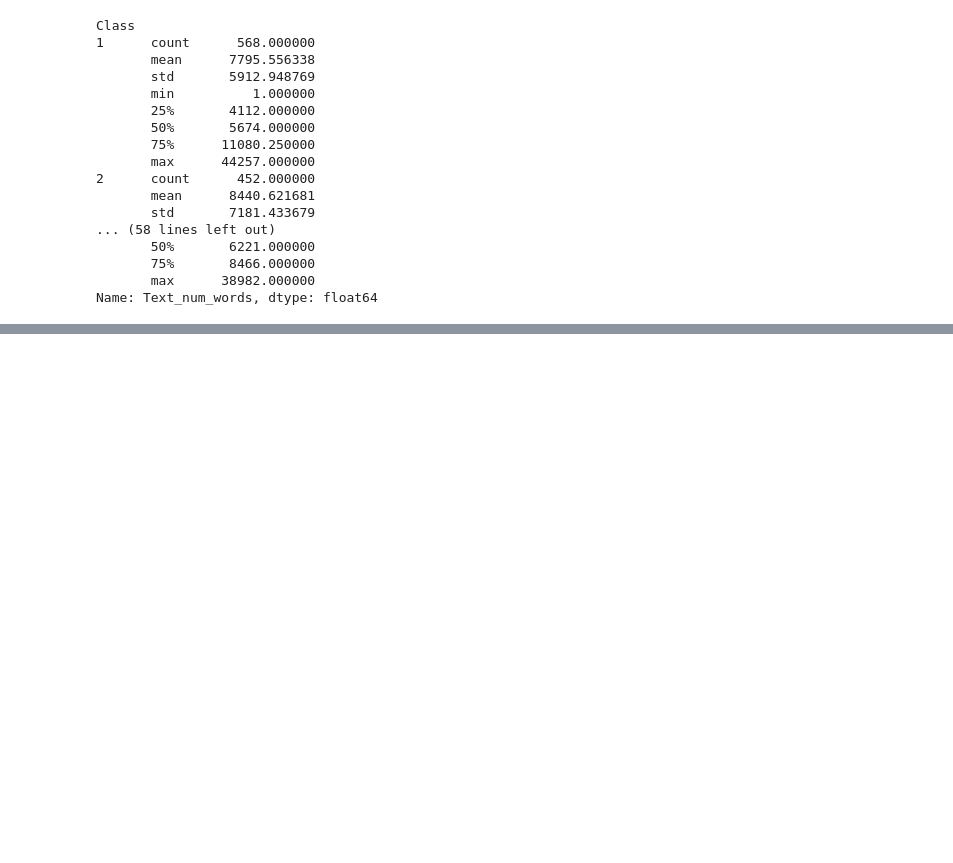
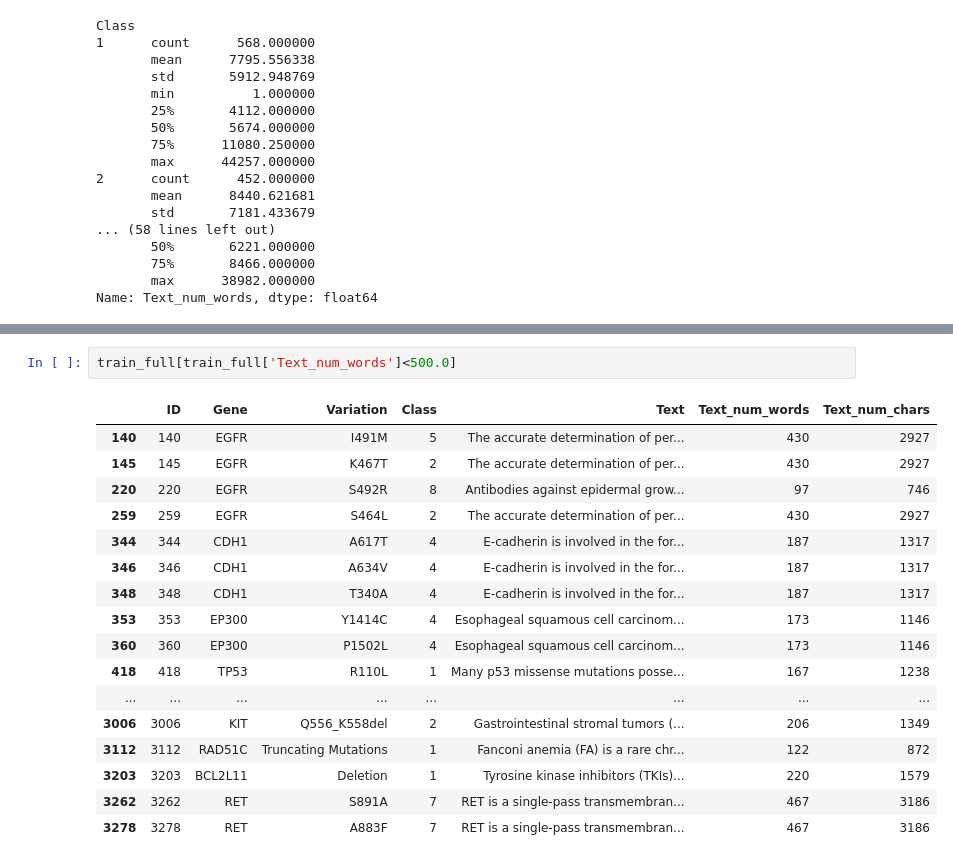
Before and after one commit to saurabhrpi/Personalized-Medicine-Redifining-Cancer-Treatment, a Jupyter notebook: Personalized Medicine.ipynb, the cells around one changed output, grey strips where cells are left out. Saved outputs shown, nothing was run; the diff lists cells and outputs as text; blank space fills up the shorter version.

```diff
--- a/Personalized Medicine.ipynb
+++ b/Personalized Medicine.ipynb
@@ -246,0 +256,20 @@ Name: Text_num_words, dtype: float64
+# %%
+train_full[train_full['Text_num_words']<500.0]
+# %% [output]
+|  | ID | Gene | Variation | Class | Text | Text_num_words | Text_num_chars |
+| 140 | 140 | EGFR | I491M | 5 | The accurate determination of per... | 430 | 2927 |
+| 145 | 145 | EGFR | K467T | 2 | The accurate determination of per... | 430 | 2927 |
+| 220 | 220 | EGFR | S492R | 8 | Antibodies against epidermal grow... | 97 | 746 |
+| 259 | 259 | EGFR | S464L | 2 | The accurate determination of per... | 430 | 2927 |
+| 344 | 344 | CDH1 | A617T | 4 | E-cadherin is involved in the for... | 187 | 1317 |
+| 346 | 346 | CDH1 | A634V | 4 | E-cadherin is involved in the for... | 187 | 1317 |
+| 348 | 348 | CDH1 | T340A | 4 | E-cadherin is involved in the for... | 187 | 1317 |
+| 353 | 353 | EP300 | Y1414C | 4 | Esophageal squamous cell carcinom... | 173 | 1146 |
+| 360 | 360 | EP300 | P1502L | 4 | Esophageal squamous cell carcinom... | 173 | 1146 |
+| 418 | 418 | TP53 | R110L | 1 | Many p53 missense mutations posse... | 167 | 1238 |
+| ... | ... | ... | ... | ... | ... | ... | ... |
+| 3006 | 3006 | KIT | Q556_K558del | 2 | Gastrointestinal stromal tumors (... | 206 | 1349 |
+| 3112 | 3112 | RAD51C | Truncating Mutations | 1 | Fanconi anemia (FA) is a rare chr... | 122 | 872 |
+| 3203 | 3203 | BCL2L11 | Deletion | 1 | Tyrosine kinase inhibitors (TKIs)... | 220 | 1579 |
+| 3262 | 3262 | RET | S891A | 7 | RET is a single-pass transmembran... | 467 | 3186 |
+| 3278 | 3278 | RET | A883F | 7 | RET is a single-pass transmembran... | 467 | 3186 |
```
Also changed, not shown: parts of 2 cells of this notebook.
